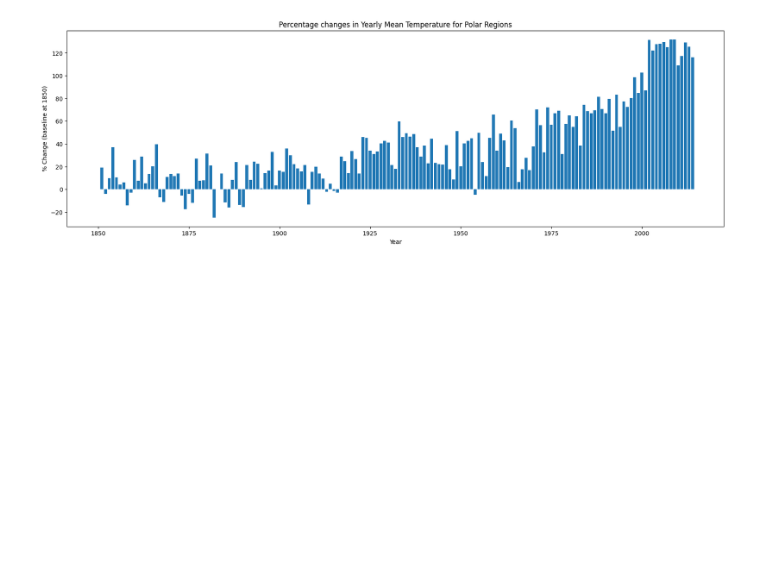
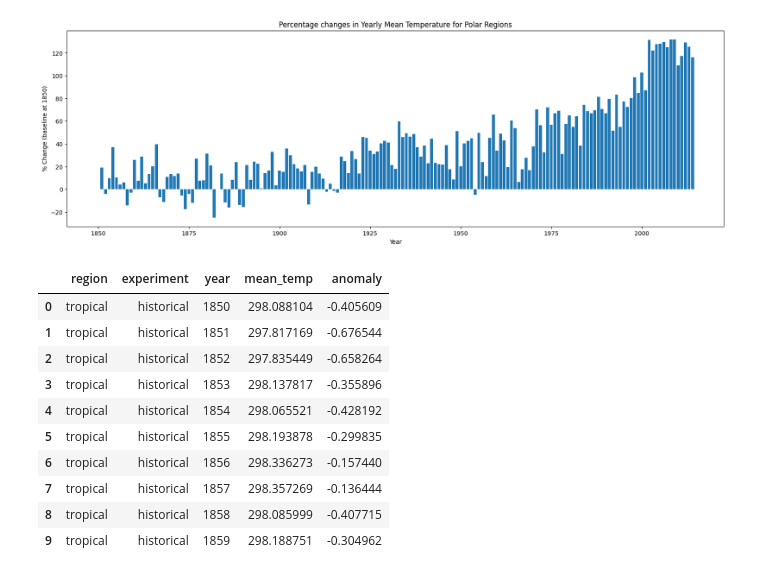
Before and after one commit to jocelynmiao/dsc106-proj, a Jupyter notebook: proj3/edaproj_3.ipynb, the cells around one changed output. Drawn from its saved outputs; the diff is of its cells as text; code cells hidden in the pictures; blank space fills up the shorter version.

Commit message:
added cleaned df that has experiments and year

```diff
--- a/proj3/edaproj_3.ipynb
+++ b/proj3/edaproj_3.ipynb
@@ -173,3 +176,54 @@ sns.boxplot(data=box_df, x='month', y='pr_mm_day', order=month_order)
 plt.title('Monthly Precipitation Distribution')
 plt.ylabel('mm/day')
 plt.show()
+# %%
+##Making the cleaned df for this
+
+regions = {
+    "tropical": (-23.5, 23.5),
+    "subtropical": (23.5, 40),
+    "temperate": (40, 60),
+    "polar": (60, 90)
+}
+
+df_pointer = df.query("table_id == 'Amon' & variable_id == 'tas' & member_id == 'r1i1p1f1' & source_id == 'CESM2-WACCM'")
+experiments = ["historical", "ssp126", "ssp245", "ssp585"]
+
+
+rows = []
+for exp in experiments:
+
+    subset = df_pointer[df_pointer["experiment_id"] == exp]
+    for _, row in subset.iterrows():
+        ds = xr.open_zarr(
+            gcs.get_mapper(row["zstore"]),
+            consolidated=True
+        )
+        tas = ds["tas"]
+
+        for region, (low,high) in regions.items():
+            mask = (np.abs(ds['lat']) >= low) & (np.abs(ds['lat']) < high)
+            spec = tas.where(mask, drop=True)
+            spec_mean = spec.mean(dim = ['lat', 'lon'])
+            yearly = spec_mean.groupby('time.year').mean()
+            baseline = yearly.sel(year=slice(1951, 1980)).mean(skipna=True)
+            anomaly = yearly - baseline
+
+            for y in yearly['year'].values:
+                rows.append([region, exp, int(y), float(yearly.sel(year=y)), float(anomaly.sel(year=y))])
+
+clean_df = pd.DataFrame(rows, columns = ['region', 'experiment', 'year', 'mean_temp', 'anomaly'])
+
+clean_df.head(10)
+# %% [output]
+|  | region | experiment | year | mean_temp | anomaly |
+| 0 | tropical | historical | 1850 | 298.088104 | -0.405609 |
+| 1 | tropical | historical | 1851 | 297.817169 | -0.676544 |
+| 2 | tropical | historical | 1852 | 297.835449 | -0.658264 |
+| 3 | tropical | historical | 1853 | 298.137817 | -0.355896 |
+| 4 | tropical | historical | 1854 | 298.065521 | -0.428192 |
+| 5 | tropical | historical | 1855 | 298.193878 | -0.299835 |
+| 6 | tropical | historical | 1856 | 298.336273 | -0.157440 |
+| 7 | tropical | historical | 1857 | 298.357269 | -0.136444 |
+| 8 | tropical | historical | 1858 | 298.085999 | -0.407715 |
+| 9 | tropical | historical | 1859 | 298.188751 | -0.304962 |
```
Also changed, not shown: parts of 2 cells of this notebook, 1 other file.
